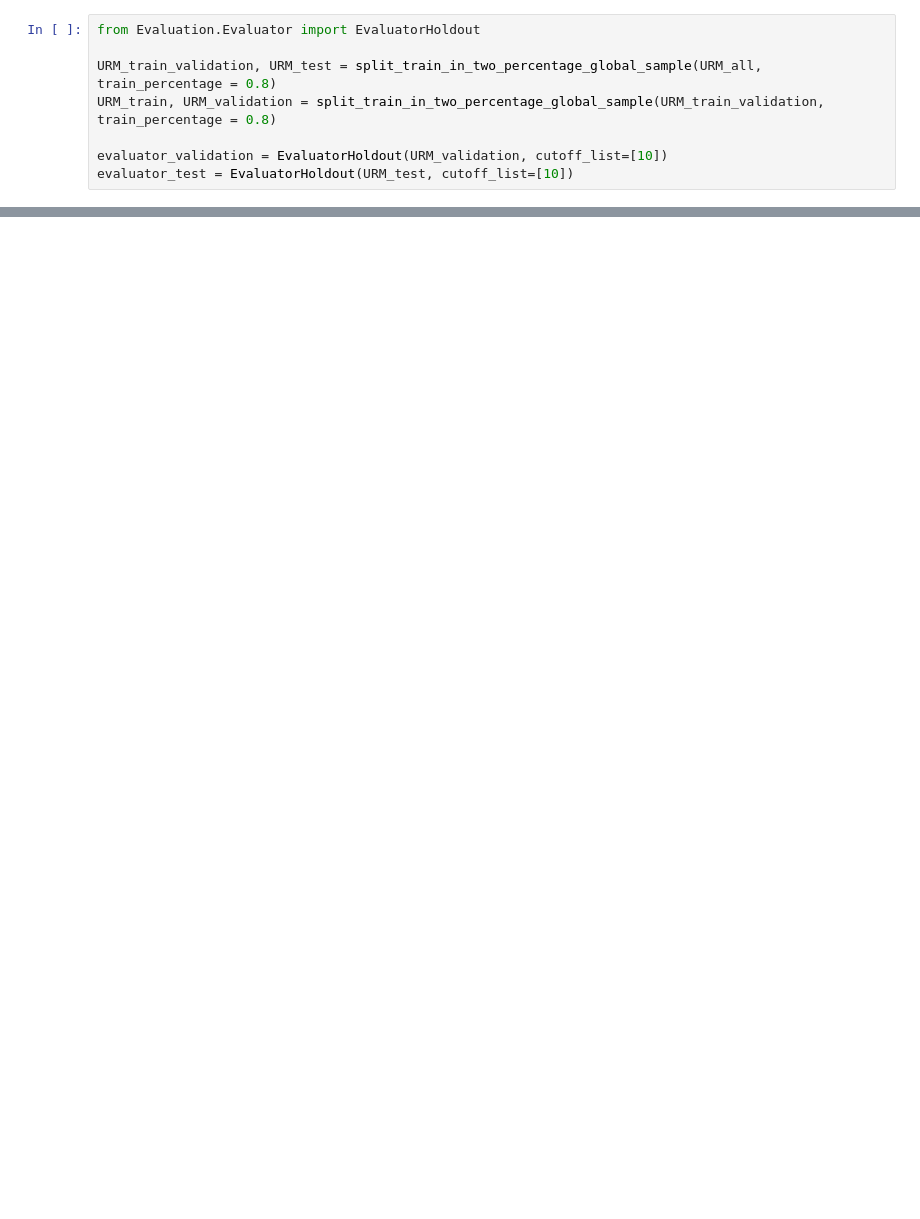
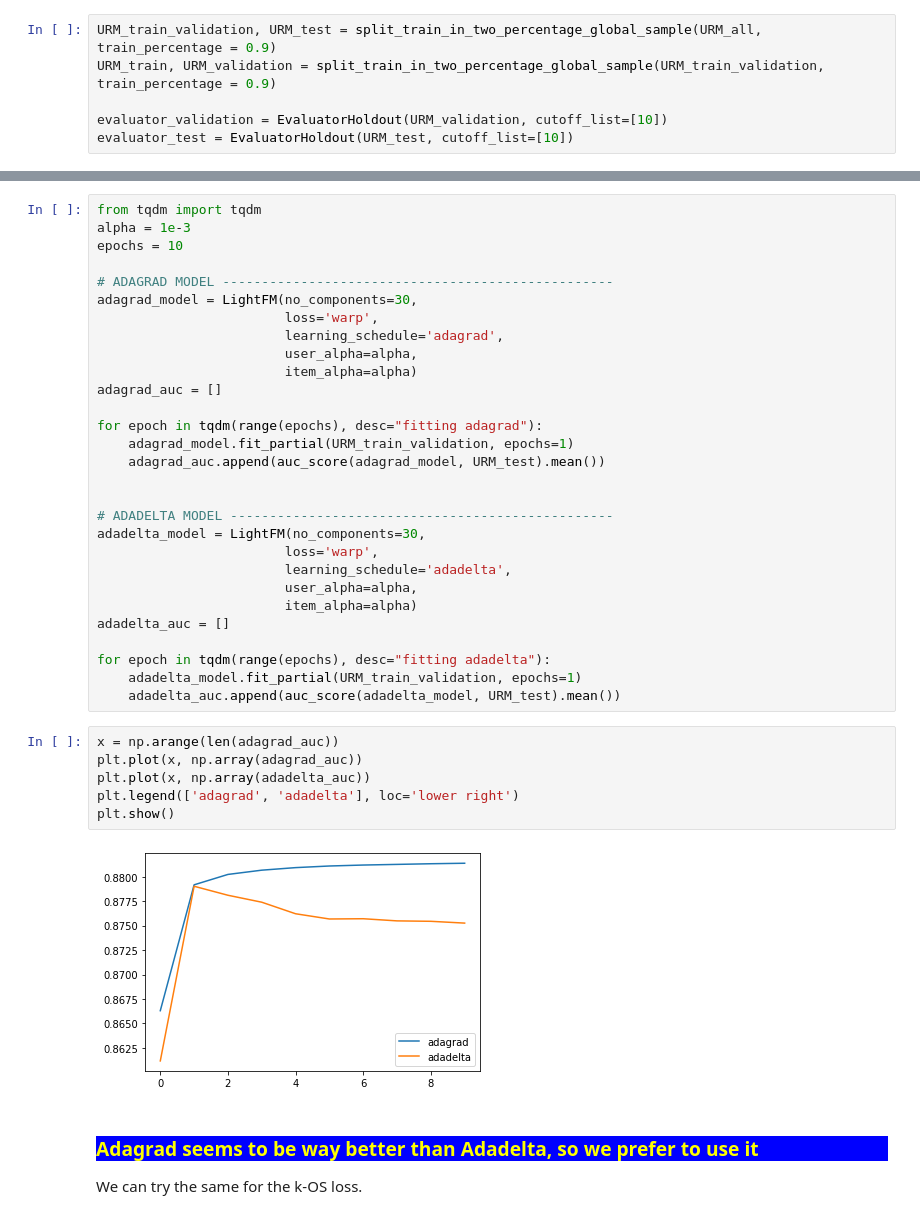
Before and after one commit to davidemerli/recsys-2021, a Jupyter notebook: hybrid_lightFM.ipynb, the cells around one changed output, grey strips where cells are left out. Saved outputs shown, nothing was run; the diff lists cells and outputs as text; blank space fills up the shorter version.

```diff
--- a/hybrid_lightFM.ipynb
+++ b/hybrid_lightFM.ipynb
@@ -36,8 +24,6 @@ ICM_genres = load_ICM('input/data_ICM_genre.csv')
 # %%
-from Evaluation.Evaluator import EvaluatorHoldout
-
-URM_train_validation, URM_test = split_train_in_two_percentage_global_sample(URM_all, train_percentage = 0.8)
-URM_train, URM_validation = split_train_in_two_percentage_global_sample(URM_train_validation, train_percentage = 0.8)
+URM_train_validation, URM_test = split_train_in_two_percentage_global_sample(URM_all, train_percentage = 0.9)
+URM_train, URM_validation = split_train_in_two_percentage_global_sample(URM_train_validation, train_percentage = 0.9)
 
 evaluator_validation = EvaluatorHoldout(URM_validation, cutoff_list=[10])
 evaluator_test = EvaluatorHoldout(URM_test, cutoff_list=[10])
@@ -48,0 +78,41 @@ EvaluatorHoldout: Ignoring 13640 ( 0.1%) Users that have less than 1 test intera
+# %%
+from tqdm import tqdm
+alpha = 1e-3
+epochs = 10
+
+# ADAGRAD MODEL --------------------------------------------------
+adagrad_model = LightFM(no_components=30,
+                        loss='warp',
+                        learning_schedule='adagrad',
+                        user_alpha=alpha,
+                        item_alpha=alpha)
+adagrad_auc = []
+
+for epoch in tqdm(range(epochs), desc="fitting adagrad"):
+    adagrad_model.fit_partial(URM_train_validation, epochs=1)
+    adagrad_auc.append(auc_score(adagrad_model, URM_test).mean())
+
+
+# ADADELTA MODEL -------------------------------------------------
+adadelta_model = LightFM(no_components=30,
+                        loss='warp',
+                        learning_schedule='adadelta',
+                        user_alpha=alpha,
+                        item_alpha=alpha)
+adadelta_auc = []
+
+for epoch in tqdm(range(epochs), desc="fitting adadelta"):
+    adadelta_model.fit_partial(URM_train_validation, epochs=1)
+    adadelta_auc.append(auc_score(adadelta_model, URM_test).mean())
+# %%
+x = np.arange(len(adagrad_auc))
+plt.plot(x, np.array(adagrad_auc))
+plt.plot(x, np.array(adadelta_auc))
+plt.legend(['adagrad', 'adadelta'], loc='lower right')
+plt.show()
+# %% [output]
+[figure, added]
+# %% [markdown]
+<h3 style="color:yellow;background-color:blue">Adagrad seems to be way better than Adadelta, so we prefer to use it</h3>
+
+We can try the same for the k-OS loss.
```
Also changed, not shown: parts of 22 cells of this notebook, 2 other files.
